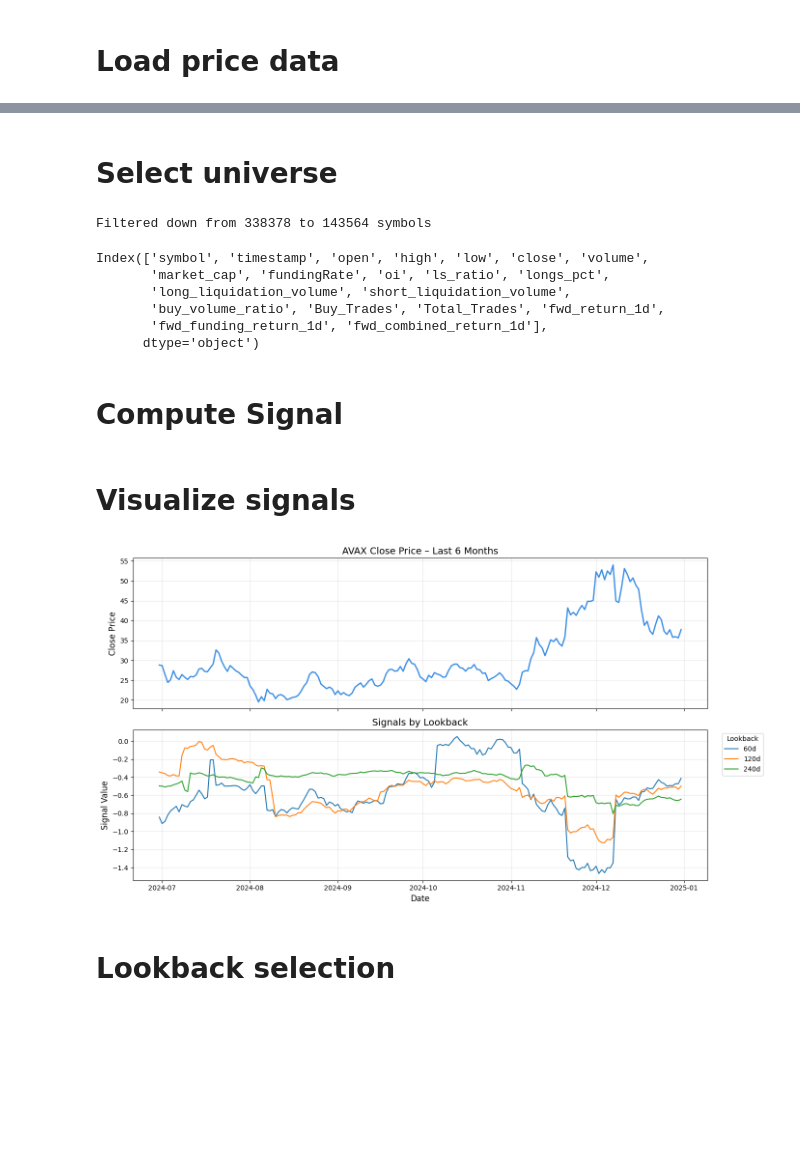
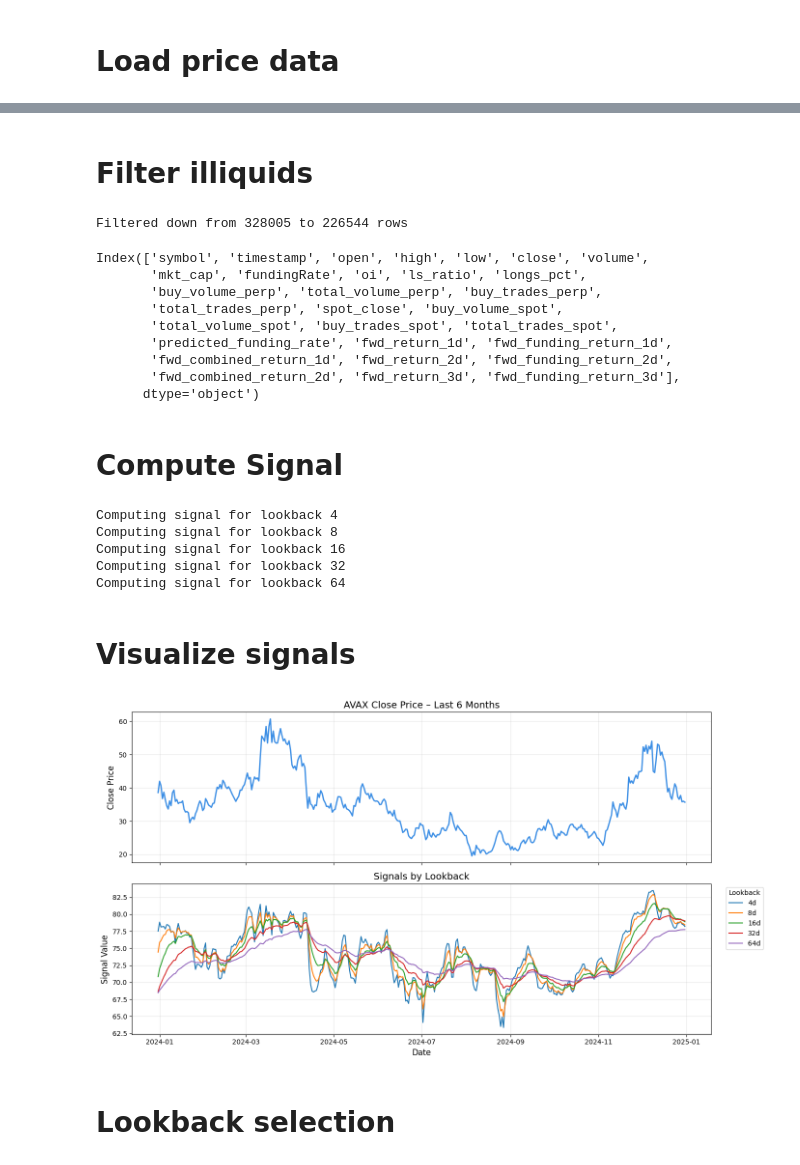
Before and after one commit to engineswap/strategy_manager, a Jupyter notebook: research.ipynb, the cells around one changed output, grey strips where cells are left out. Saved outputs shown, nothing was run; the diff lists cells and outputs as text; code cells hidden in the pictures; blank space fills up the shorter version.

Commit message:
started writing walk forward backtest, refactored research to be simpler

```diff
--- a/research.ipynb
+++ b/research.ipynb
@@ -111,13 +107,14 @@ df['mc_rank'] = (
-# %% [markdown]
-# Select universe
+# %% [markdown]
+# Filter illiquids
 # %%
 # Select universe
-df_filtered = df[df.dv_rank <= 100]
+df_filtered = df[df.dollar_volume_slowed >= 1e6] # at least $1M daily volume
+df_filtered = df[df['days_since_listing'] >= 90] # at least 90 days since listing (need data for risk estimate)
 df_filtered = df_filtered[df_filtered.timestamp<'2025-01-01']
 df_filtered = df_filtered[df_filtered.timestamp>'2021-01-01']
-print(f"Filtered down from {len(df)} to {len(df_filtered)} symbols")
+print(f"Filtered down from {len(df)} to {len(df_filtered)} rows")
 # %% [output]
-Filtered down from 338378 to 143564 symbols
+Filtered down from 328005 to 226544 rows
 # %%
 # demean forward returns (old + slow)
 # for n in range(1, 61):
@@ -139,52 +136,74 @@ for cols in (price_cols, funding_cols, combined_cols):
 	# subtract and assign to new *_demeaned_fast columns
 	fast_cols = [f"{c}_demeaned" for c in cols]
 	df_filtered[fast_cols] = df_filtered[cols] - means
+
+df_filtered = df_filtered.copy() # de-fragment
 # %%
-df_filtered.columns[0:20]
+df_filtered.columns[0:30]
 # %% [output]
 Index(['symbol', 'timestamp', 'open', 'high', 'low', 'close', 'volume',
-       'market_cap', 'fundingRate', 'oi', 'ls_ratio', 'longs_pct',
-       'long_liquidation_volume', 'short_liquidation_volume',
-       'buy_volume_ratio', 'Buy_Trades', 'Total_Trades', 'fwd_return_1d',
-       'fwd_funding_return_1d', 'fwd_combined_return_1d'],
+       'mkt_cap', 'fundingRate', 'oi', 'ls_ratio', 'longs_pct',
+       'buy_volume_perp', 'total_volume_perp', 'buy_trades_perp',
+       'total_trades_perp', 'spot_close', 'buy_volume_spot',
+       'total_volume_spot', 'buy_trades_spot', 'total_trades_spot',
+       'predicted_funding_rate', 'fwd_return_1d', 'fwd_funding_return_1d',
+       'fwd_combined_return_1d', 'fwd_return_2d', 'fwd_funding_return_2d',
+       'fwd_combined_return_2d', 'fwd_return_3d', 'fwd_funding_return_3d'],
       dtype='object')
 # %% [markdown]
 # Compute Signal
 # %%
+def winsorize(x, lower_pct, upper_pct):
+	lo, hi = x.quantile(lower_pct), x.quantile(upper_pct)
+	return x.clip(lower=lo, upper=hi)
+
 def compute_signal(df, lookback, signal_name):
-	df['price_return'] = df.groupby('symbol')['close'].transform(lambda x: x.pct_change())
-	# skew of returns
-	df[signal_name] = -df.groupby('symbol')['price_return'].transform(
-		lambda x: x.rolling(window=lookback, min_periods=lookback).skew()
+	# df['buy_volume_perp_slowed'] = df.groupby('symbol')['buy_volume_perp'].transform(
+	# 	lambda x: x.ewm(span=lookback).mean()
+	# )
+	# df['buy_volume_spot_slowed'] = df.groupby('symbol')['buy_volume_spot'].transform(
+	# 	lambda x: x.ewm(span=lookback).mean()
+	# )
+	# df[signal_name] = df['buy_volume_perp_slowed'] / df['buy_volume_spot_slowed']
+	# df[signal_name] = df.groupby('symbol')['total_trades_perp'].transform(
+	# 	lambda x: x.ewm(span=lookback).mean()
+	# )
+
+	df[signal_name] = df.groupby('symbol')['longs_pct'].transform(
+		lambda x: x.ewm(span=lookback).mean()
 	)
-	def winsorize(x, lower_pct, upper_pct):
-		lo, hi = x.quantile(lower_pct), x.quantile(upper_pct)
-		return x.clip(lower=lo, upper=hi)
+
+	# df[signal_name] = np.log(df[signal_name])
 
 	df[signal_name] = (
 		df
 		.groupby('timestamp')[signal_name]
 		.transform(lambda x: winsorize(x, 0.05, 0.95))
 	)
-
 	return df
 
-# lookbacks = [4,8,16,32,64,128]
-lookbacks = [60,120,240]
+lookbacks = [4,8,16,32,64]
 
 for l in lookbacks:
+	print(f"Computing signal for lookback {l}")
 	df_filtered = compute_signal(df_filtered, l, f'signal_{l}d')
+# %% [output]
+Computing signal for lookback 4
+Computing signal for lookback 8
+Computing signal for lookback 16
+Computing signal for lookback 32
+Computing signal for lookback 64
 # %% [markdown]
 # Visualize signals
 # %%
 import matplotlib.pyplot as plt
 import pandas as pd
 
-# --- AVAX slice, last 6 months ----------------------------
+# --- AVAX slice, last 12 months ----------------------------
 btc = df_filtered[df_filtered['symbol'] == 'AVAX'].copy()
 btc['timestamp'] = pd.to_datetime(btc['timestamp'])
 end   = btc['timestamp'].max()
-start = end - pd.DateOffset(months=6)
+start = end - pd.DateOffset(months=12)
 btc   = btc[btc['timestamp'] >= start]
 
 # --- plot: price on top, signals bottom (equal height) ------------------
@@ -196,34 +215,34 @@ fig, (ax1, ax2) = plt.subplots(
 	gridspec_kw={"height_ratios": [1, 1]}  # equal heights
 )
 
 # Top: AVAX price
 ax1.plot(btc['timestamp'], btc['close'], color="#3B8EE5", lw=2)
 ax1.set_ylabel('Close Price', fontsize=12)
 ax1.set_title('AVAX Close Price – Last 6 Months', fontsize=14)
 ax1.grid(True, alpha=0.3)
 
 # Bottom: signals
 for l in lookbacks:
 	ax2.plot(
 		btc['timestamp'],
 		btc[f'signal_{l}d'],
 		lw=1.5,
 		label=f'{l}d'
 	)
 ax2.set_xlabel('Date', fontsize=12)
 ax2.set_ylabel('Signal Value', fontsize=12)
 ax2.set_title('Signals by Lookback', fontsize=14)
 ax2.legend(
 	title='Lookback',
 	bbox_to_anchor=(1.02, 1),
 	loc='upper left'
 )
 ax2.grid(True, alpha=0.3)
 
 fig.tight_layout(rect=[0, 0, 1, 0.96])
 plt.show()
 # %% [output]
-[figure, old version]
+[figure, new version]
 # %% [markdown]
 # Lookback selection
 # %% [markdown]
```
Also changed, not shown: parts of 50 cells of this notebook, 4 other files.
